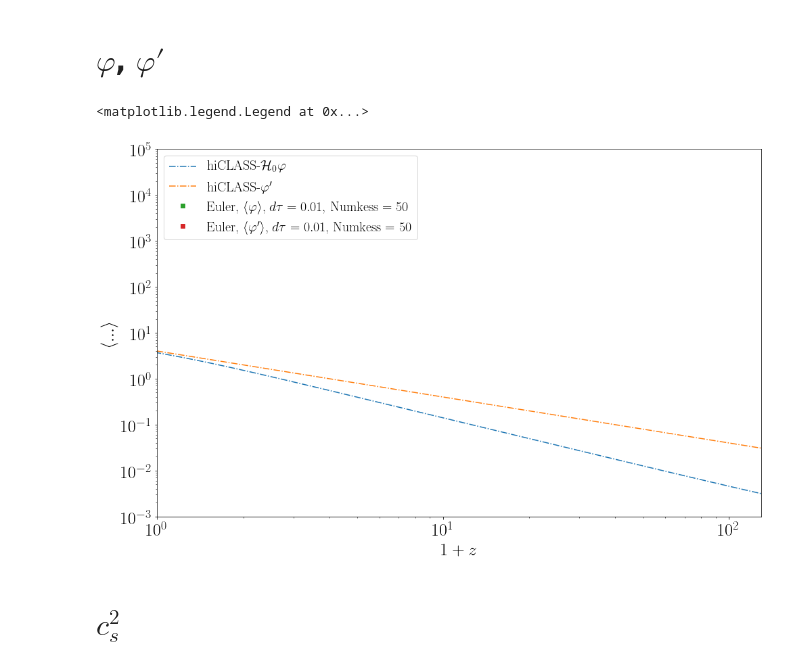
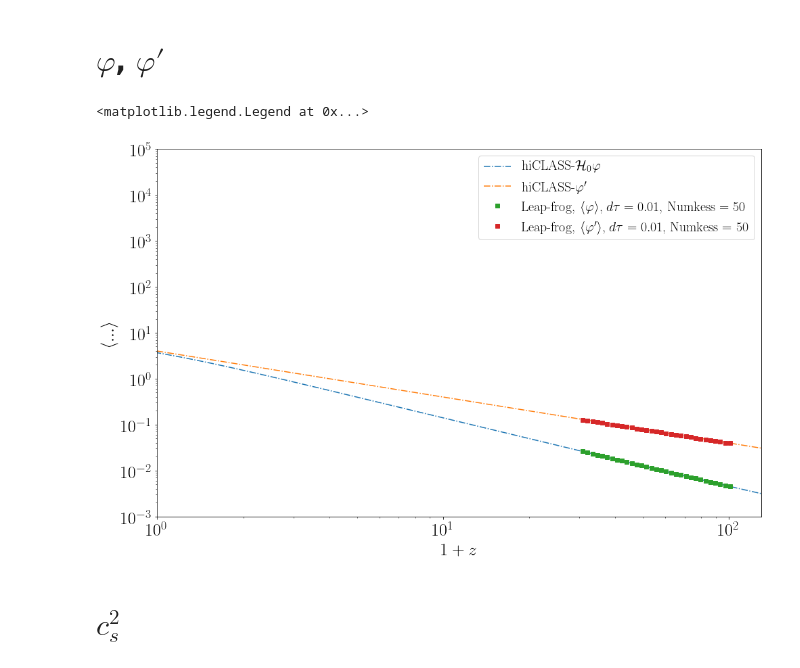
Before and after one commit to FarbodHassani/k-evolution_devel, a Jupyter notebook: Notebooks/kevolution_vs_hiclass.ipynb, the cells around one changed output. Saved outputs shown, nothing was run; the diff lists cells and outputs as text; code cells hidden in the pictures.

```diff
--- a/Notebooks/kevolution_vs_hiclass.ipynb
+++ b/Notebooks/kevolution_vs_hiclass.ipynb
@@ -122,8 +122,8 @@ rho_b = interp1d(class_file[:,0], class_file[:,9])
 rho_crt = interp1d(class_file[:,0], class_file[:,12])
 alpha_k = interp1d(class_file[:,0], class_file[:,22])
 
-phi_gev = interp1d(avg_file1[:,0],avg_file1[:,1])
-phi_prime_gev = interp1d(avg_file1[:,0],avg_file1[:,2])
+phi_gev = interp1d(avg_file_out[:,0],avg_file_out[:,1])
+phi_prime_gev = interp1d(avg_file_out[:,0],avg_file_out[:,2])
 
 redshift = interp1d(class_file[:,0], class_file[:,2])
 
@@ -142,36 +142,36 @@ X = class_file[:,29]**2/(2.0 * a**2)
 P =  p(class_file[:,0]);
 dKdX = (rho(class_file[:,0]) + p(class_file[:,0]))/(2.0 * X)
 
 cs2_hiclass = cs2(class_file[:,0]);
 phi_hiclass = phi_smg (class_file[:,0])
 phi_p_hiclass = phi_prime (class_file[:,0])
 
 H0 = H_class(0.0);
 plt.plot(1+class_file[:,0],phi_hiclass*H0,"-.",label=r"hiCLASS-$ \mathcal H_0\varphi$")
 plt.plot(1+class_file[:,0],phi_p_hiclass,"-.",label=r"hiCLASS-$\varphi'$")
 
 
 # plt.plot(1+avg_file1[:,0],np.abs(avg_file1[:,1]),".",label=r"Euler, $\langle \varphi \rangle$, $d\tau = 0.04$, Numkess = 10")
 # plt.plot(1+avg_file1[:,0],np.abs(avg_file1[:,2]),".",label=r"Euler, $\langle \varphi' \rangle$, $d\tau = 0.04$, Numkess = 10")
 
 # plt.plot(1+avg_file2[:,0],np.abs(avg_file2[:,5]),"o",label=r"Euler, $\langle c_s^2 \rangle$, $d\tau = 0.04$, Numkess = 20")
 # plt.plot(1+avg_file3[:,0],np.abs(avg_file3[:,5]),"o",label=r"Leap-frog, $\langle c_s^2 \rangle$, $d\tau = 0.04$, Numkess = 10")
 # plt.plot(1+avg_file4[:,0],np.abs(avg_file4[:,5]),"o",label=r"Leap-frog, $\langle c_s^2 \rangle$, $d\tau = 0.04$, Numkess = 20")
-plt.plot(1+avg_file_out[:,0],np.abs(avg_file_out[:,1]),"s",label=r"Euler, $\langle \varphi \rangle$, $d\tau = 0.01$, Numkess = 50")
-plt.plot(1+avg_file_out[:,0],np.abs(avg_file_out[:,2]),"s",label=r"Euler, $\langle \varphi' \rangle$, $d\tau = 0.01$, Numkess = 50")
+plt.plot(1+avg_file_out[:,0],np.abs(avg_file_out[:,1]),"s",label=r"Leap-frog, $\langle \varphi \rangle$, $d\tau = 0.01$, Numkess = 50")
+plt.plot(1+avg_file_out[:,0],np.abs(avg_file_out[:,2]),"s",label=r"Leap-frog, $\langle \varphi' \rangle$, $d\tau = 0.01$, Numkess = 50")
 
 
 
 plt.ylabel(r"$\langle ...\rangle$")
 plt.xlabel(r"$1+z$")
 plt.xlim(1, 130 )
 plt.ylim(1.e-3, 1.e5)
 plt.yscale('log')
 plt.xscale('log')
 plt.legend(fontsize=20)
 # %% [output]
 <matplotlib.legend.Legend at 0x...>
-[figure, old version]
+[figure, new version]
 # %% [markdown]
 #  $c_s^2$
 # %%
```
Also changed, not shown: parts of 1 cell of this notebook, 13 other files.
